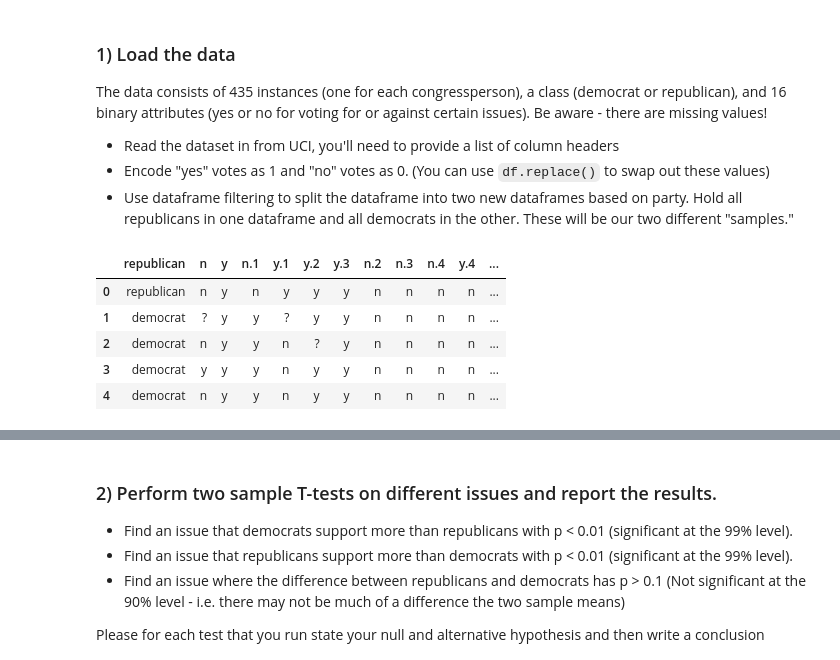
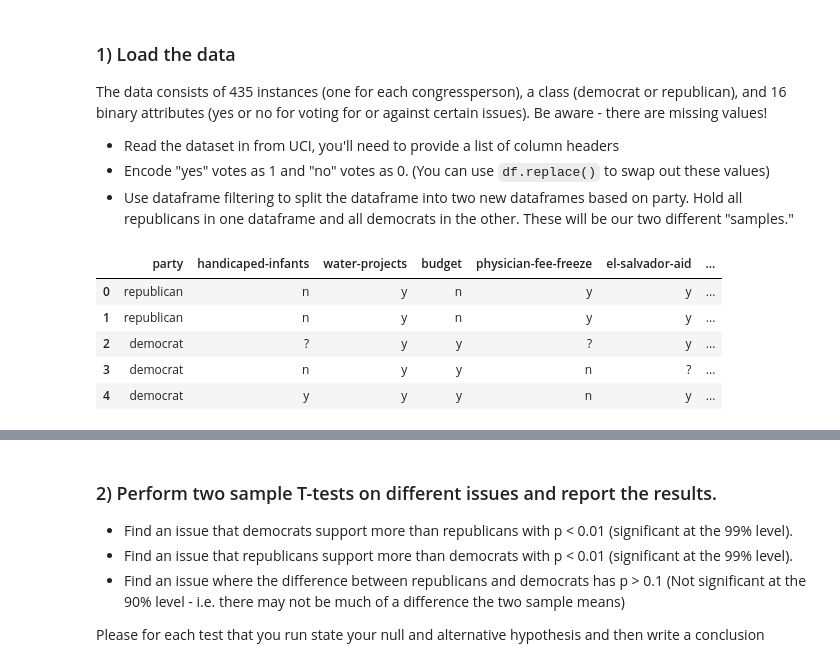
Before and after one commit to n8mcdunna/DS-Unit-1-Sprint-2-Statistics, a Jupyter notebook: module1/Nathan_Statistics_Probability_Assignment.ipynb, the cells around one changed output, grey strips where cells are left out. Drawn from its saved outputs; the diff is of its cells as text; code cells hidden in the pictures.

```diff
--- a/module1/Nathan_Statistics_Probability_Assignment.ipynb
+++ b/module1/Nathan_Statistics_Probability_Assignment.ipynb
@@ -150,12 +150,18 @@ The data consists of 435 instances (one for each congressperson), a class (democ
 - Use dataframe filtering to split the dataframe into two new dataframes based on party. Hold all republicans in one dataframe and all democrats in the other. These will be our two different "samples."
 # %%
 congress_url = 'https://archive.ics.uci.edu/ml/machine-learning-databases/voting-records/house-votes-84.data'
-df1 = pd.read_csv(congress_url)
+col_names = ['party', 'handicaped-infants', 'water-projects',
+         'budget', 'physician-fee-freeze', 'el-salvador-aid',
+         'religious-groups', 'anti-satelitte-ban', 'aid-to-contras', 'mx-missile', 'immigration',
+         'synfuels', 'education', 'right-to-sue', 'crime', 'duty-free',
+         'south-africe']
+df1 = pd.read_csv(congress_url, names= col_names)
+
 df1.head()
 # %% [output]
-|  | republican | n | y | n.1 | y.1 | y.2 | y.3 | n.2 | n.3 | n.4 | y.4 | ... |
-| 0 | republican | n | y | n | y | y | y | n | n | n | n | ... |
-| 1 | democrat | ? | y | y | ? | y | y | n | n | n | n | ... |
-| 2 | democrat | n | y | y | n | ? | y | n | n | n | n | ... |
-| 3 | democrat | y | y | y | n | y | y | n | n | n | n | ... |
-| 4 | democrat | n | y | y | n | y | y | n | n | n | n | ... |
+|  | party | handicaped-infants | water-projects | budget | physician-fee-freeze | el-salvador-aid | ... |
+| 0 | republican | n | y | n | y | y | ... |
+| 1 | republican | n | y | n | y | y | ... |
+| 2 | democrat | ? | y | y | ? | y | ... |
+| 3 | democrat | n | y | y | n | ? | ... |
+| 4 | democrat | y | y | y | n | y | ... |
```
Also changed, not shown: parts of 11 cells of this notebook.
